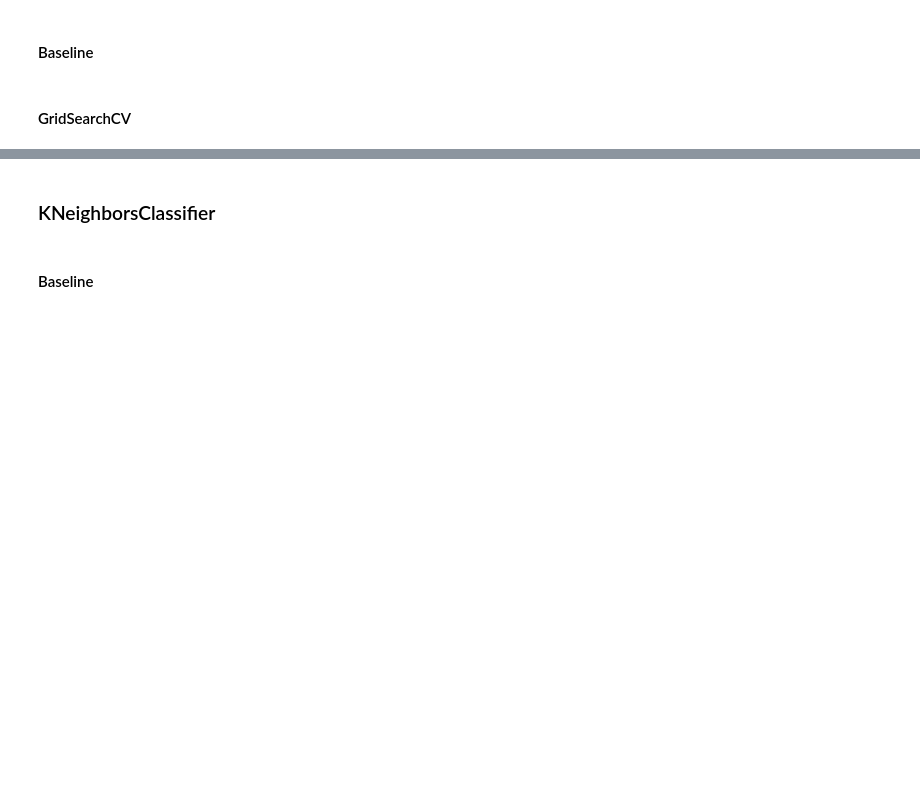
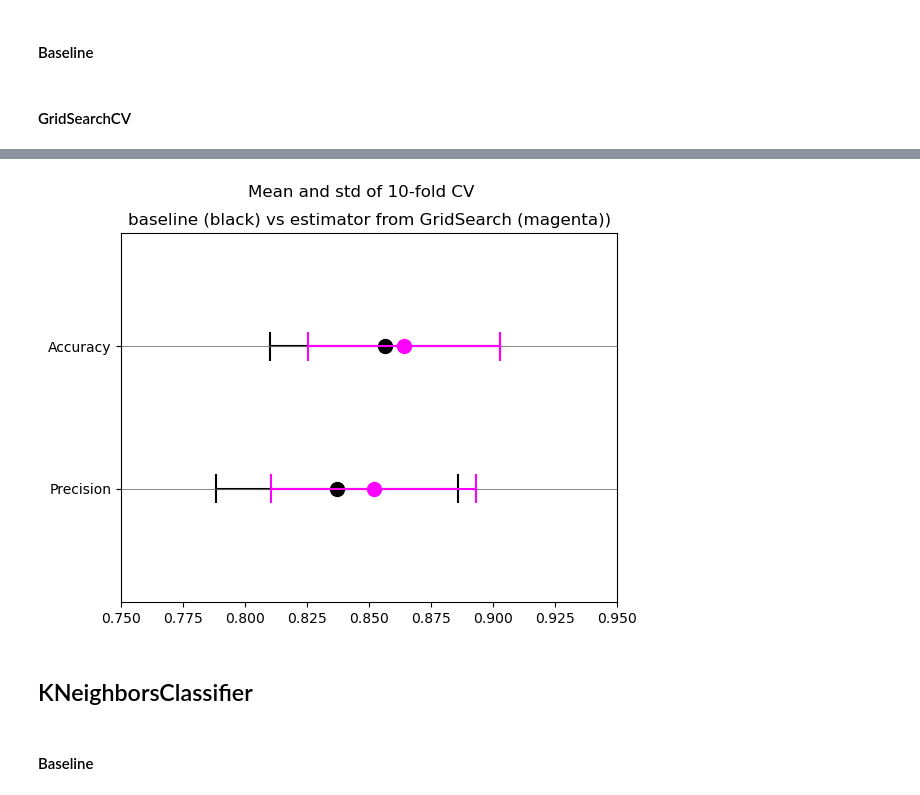
Before and after one commit to toniklenk/WissPro-final-project, a Jupyter notebook: CreditCardApproval MachineLearning Diana Max.ipynb, the cells around one changed output, grey strips where cells are left out. Saved outputs shown, nothing was run; the diff lists cells and outputs as text; code cells hidden in the pictures; blank space fills up the shorter version.

```diff
--- a/CreditCardApproval MachineLearning Diana Max.ipynb
+++ b/CreditCardApproval MachineLearning Diana Max.ipynb
@@ -244,7 +236,7 @@ column_scaler = MinMaxScaler()
 # %% [markdown]
 ### PCA
 # %%
-column_pca = PCA(n_components=.99, svd_solver='full')
+column_pca = PCA(n_components=0.99, svd_solver="full")
 # %% [markdown]
 ### put together pipelines
 # %% [markdown]
@@ -401,15 +563,33 @@ param_grid = {
 # %%
-rf = RandomForestClassifier(random_state=seed)
-cv = StratifiedKFold(n_splits=10)
+# best values, so we don't need to run excessive GridSearch again
+param_grid = {
+    "n_estimators": [300],
+    "max_depth": [None],
+    "min_samples_split": [10],
+    "min_samples_leaf": [4],
+    "max_features": ["sqrt"],
+    "bootstrap": [True],
+    "criterion": ["entropy"],
+}
 
-search_rf = GridSearchCV(
-    estimator=rf,
+# param_grid = {
+#     'n_estimators': [100, 200, 300, 400, 500],
+#     'max_depth': [None, 10, 20, 30, 40, 50],
+#     'min_samples_split': [2, 5, 10, 15, 20],
+#     'min_samples_leaf': [1, 2, 4, 6, 8, 10],
+#     'max_features': ['auto', 'sqrt', 'log2'],
+#     'bootstrap': [True, False],
+#     'criterion': ['gini', 'entropy']
+# }
+
+rf_grid = GridSearchCV(
+    estimator=RandomForestClassifier(),
     scoring=scoring,
     param_grid=param_grid,
     verbose=1,
-    cv=cv,
-    refit='Accuracy',
-    n_jobs=-1)
+    cv=10,
+    refit="Accuracy",
+    n_jobs=-1,
+)
 
-search_rf.fit(X_train_test, y_train_test)
-search_rf.cv_results_['mean_test_Accuracy']
+rf_grid.fit(X_train_test, y_train_test)
@@ -423,4 +607,12 @@ print(f"Accuracy score RandomForestCalssifier: {accuracy_score(y_validate, searc
+# %%
+rf_grid_cv = cross_validate(
+    rf_grid.best_estimator_, X_train_test, y_train_test, cv=10, scoring=scoring
+)
+# %%
+plot_cv_scores(rf_base_cv, rf_grid_cv)
+# %% [output]
+[figure, added]
 # %% [markdown]
-### KNeighborsClassifier
+## KNeighborsClassifier
 # %% [markdown]
 #### Baseline
```
Also changed, not shown: parts of 86 cells of this notebook, 1 other file.
